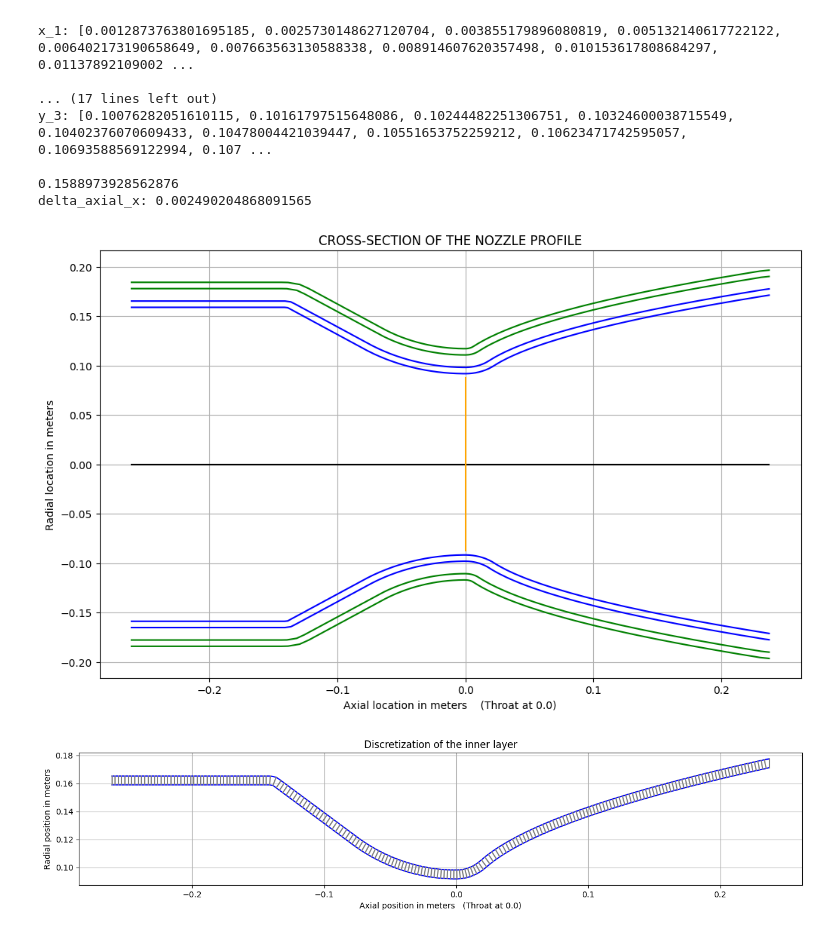
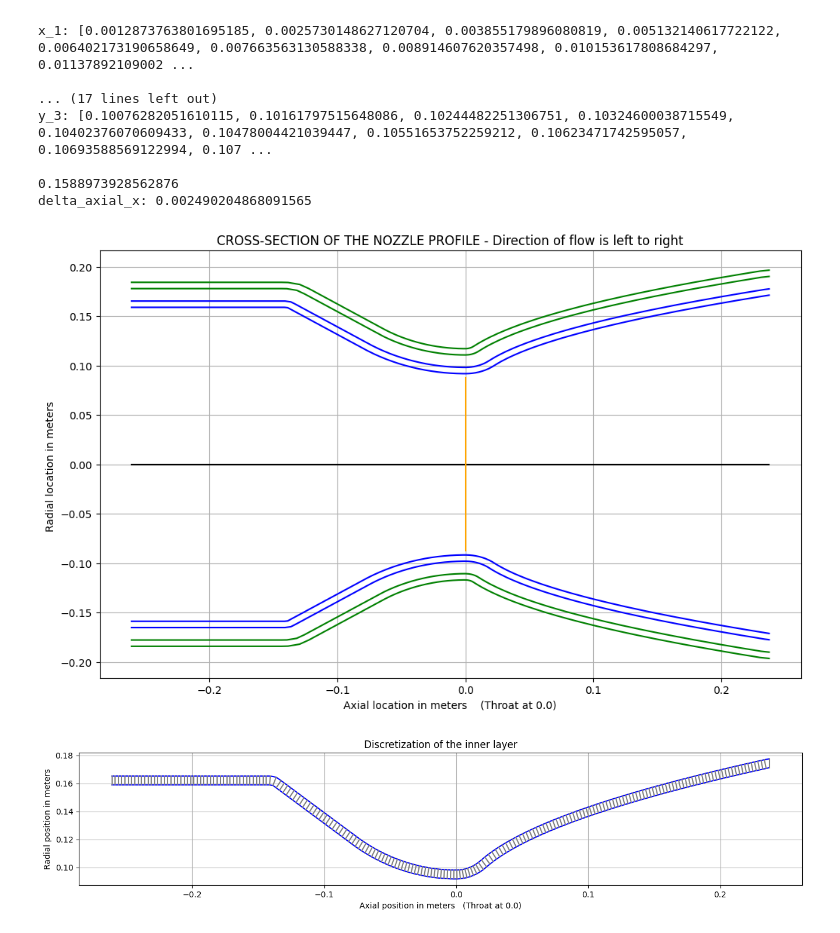
Before and after one commit to mikeortiz5190/Basic-Portfolio, a Jupyter notebook: Nozzle_Design_Code_6_One_trapizoid_node_Segments_ALL_LAYERS_Implicit_Opposite_flow_cooling_.ipynb, the cells around one changed output. Drawn from its saved outputs; the diff is of its cells as text; code cells hidden in the pictures.

```diff
--- a/Nozzle_Design_Code_6_One_trapizoid_node_Segments_ALL_LAYERS_Implicit_Opposite_flow_cooling_.ipynb
+++ b/Nozzle_Design_Code_6_One_trapizoid_node_Segments_ALL_LAYERS_Implicit_Opposite_flow_cooling_.ipynb
@@ -409,36 +411,36 @@ inner_color = 'blue'
 outer_color = 'green'
 plt.plot(nodes_x, nodes_y, color=inner_color)
 plt.plot(outer_x, outer_y, color=inner_color)
 plt.plot(inner_liner_x, inner_liner_y, color=outer_color)
 plt.plot(outer_liner_x, outer_liner_y, color=outer_color)
 
 def flip(array):
   a=[]
   for i in range(len(array)):
     a.append(-1*array[i])
   return a
 
 y1 = flip(nodes_y)
 y2 = flip(outer_y)
 y3 = flip(inner_liner_y)
 y4 = flip(outer_liner_y)
 plt.plot(nodes_x, y1, color=inner_color)
 plt.plot(outer_x, y2, color=inner_color)
 plt.plot(inner_liner_x, y3, color=outer_color)
 plt.plot(outer_liner_x, y4, color=outer_color)
 
 centerline = np.zeros(len(nodes_x))
 plt.plot(nodes_x, centerline, color = 'black')
 
 plt.plot([0,0],[0.95*max(y1), 0.95*min(nodes_y)], color = 'orange')
 
 plt.grid()
-plt.ylabel('Radial location in meters')
+plt.ylabel('Radial location in meters ')
 plt.xlabel('Axial location in meters    (Throat at 0.0)')
-plt.title('CROSS-SECTION OF THE NOZZLE PROFILE')
+plt.title('CROSS-SECTION OF THE NOZZLE PROFILE - Direction of flow is left to right')
 plt.show()
 # %% [output]
-[figure, old version]
+[figure, new version]
 # %%
 
 f = open("cd_nozzle.txt", "a")
```
Also changed, not shown: parts of 3 cells of this notebook.
